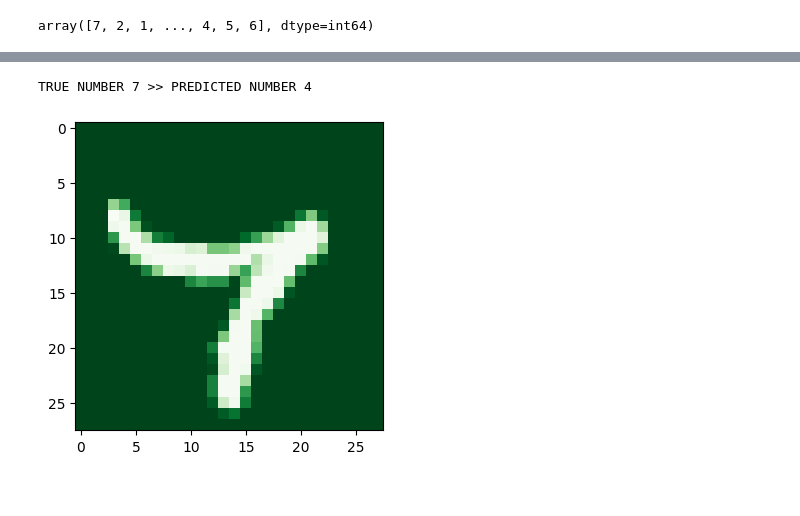
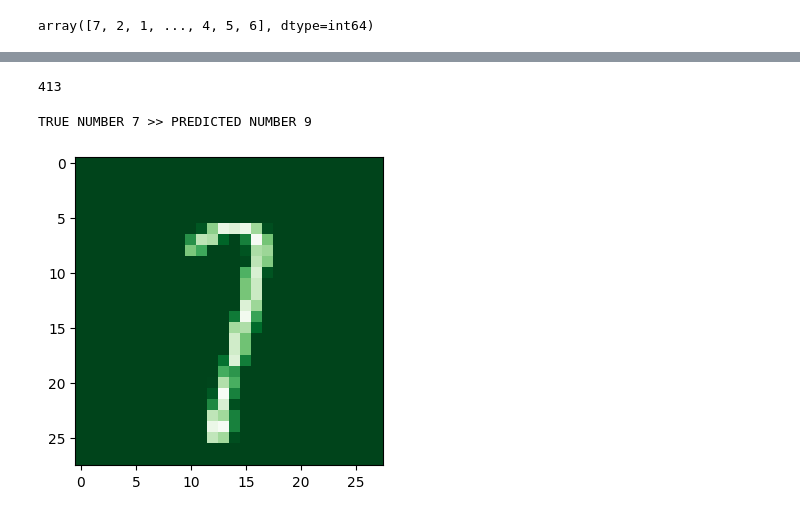
Before and after one commit to Slaxis/infnet-nn, a Jupyter notebook: notebooks/classification/digits_cnn_half_learning.ipynb, the cells around one changed output, grey strips where cells are left out. Saved outputs shown, nothing was run; the diff lists cells and outputs as text; code cells hidden in the pictures.

```diff
--- a/notebooks/classification/digits_cnn_half_learning.ipynb
+++ b/notebooks/classification/digits_cnn_half_learning.ipynb
@@ -207,14 +204,18 @@ array([  18,   62,   73,   97,  111,  115,  124,  217,  242,  247,  255,
+# %%
+wrong_index.shape[0]
+# %% [output]
+413
 # %%
 # TABAJARA VALIDATOR
-image_id = 124
+image_id = 175
 print(f"TRUE NUMBER {validation_labels[image_id]} >> PREDICTED NUMBER {Y_predicted[image_id]}")
 # Y_test[image_id, :]
 fig = pyplot.figure(figsize=(4, 4))
 ax = fig.add_subplot(111)
 _ = pyplot.imshow(validation_images[image_id], cmap="Greens_r")
 # %% [output]
-TRUE NUMBER 7 >> PREDICTED NUMBER 4
+TRUE NUMBER 7 >> PREDICTED NUMBER 9
-[figure, old version]
+[figure, new version]
 # %%
 accuracy_score(validation_labels, Y_predicted)
 # %% [output]
```
Also changed, not shown: parts of 10 cells of this notebook, 2 other files.
